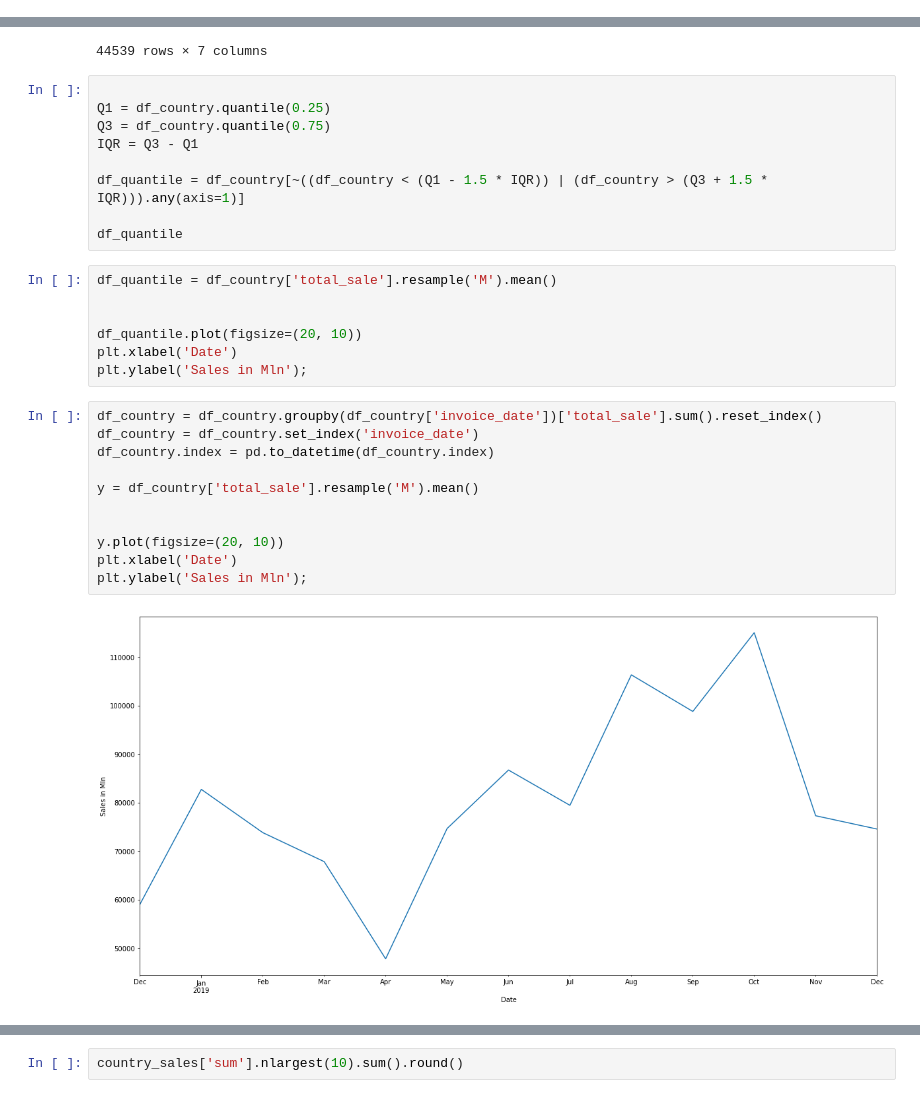
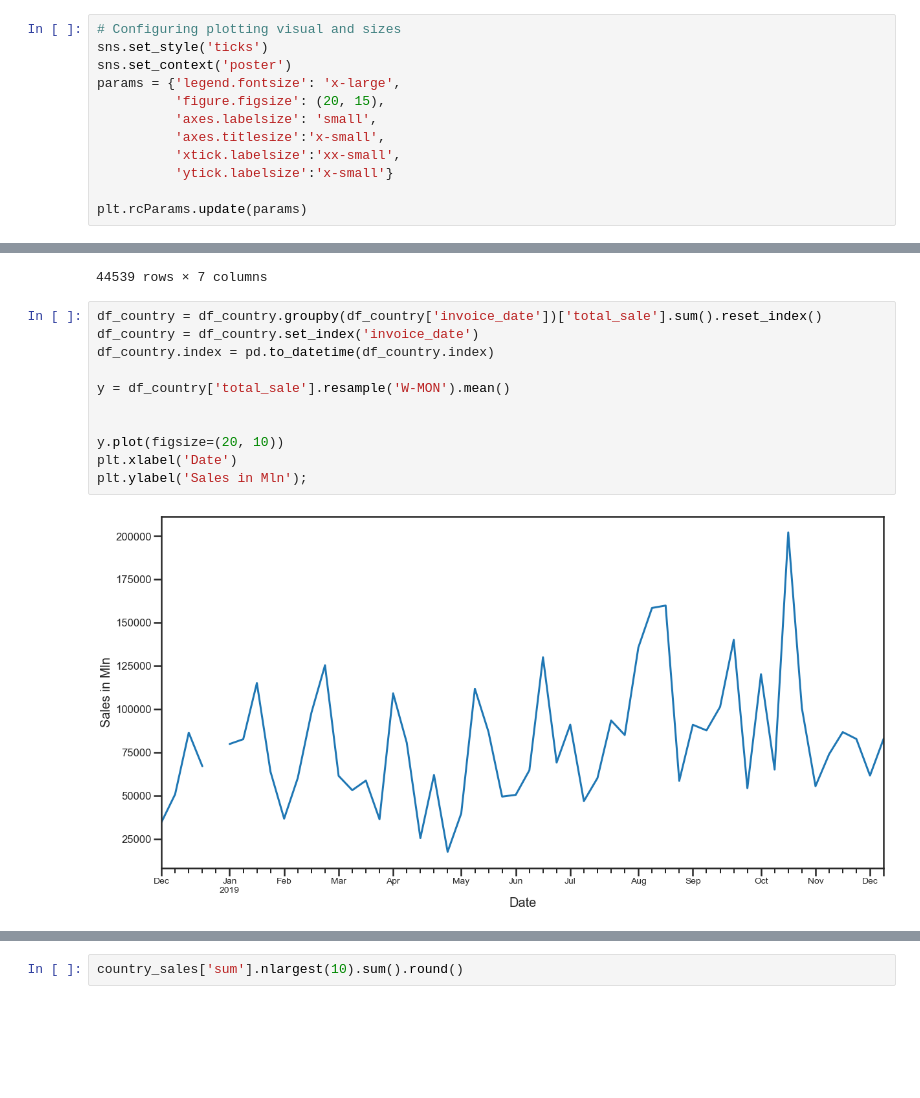
Before and after one commit to Jacopo-Spadon/E-Commerce, a Jupyter notebook: Ecom20tooRest.ipynb, the cells around one changed output, grey strips where cells are left out. Drawn from its saved outputs; the diff is of its cells as text; blank space fills up the shorter version.

```diff
--- a/Ecom20tooRest.ipynb
+++ b/Ecom20tooRest.ipynb
@@ -24,6 +24,18 @@ from sklearn import linear_model
 from sklearn.model_selection import train_test_split
 from sklearn.model_selection import cross_val_predict
 from sklearn.model_selection import cross_val_score
+# %%
+# Configuring plotting visual and sizes
+sns.set_style('ticks')
+sns.set_context('poster')
+params = {'legend.fontsize': 'x-large',
+          'figure.figsize': (20, 15),
+          'axes.labelsize': 'small',
+          'axes.titlesize':'x-small',
+          'xtick.labelsize':'xx-small',
+          'ytick.labelsize':'x-small'}
+
+plt.rcParams.update(params)
 # %%
 # Importing with reset index
 
@@ -210,35 +210,19 @@ df_country
 | 554412 | smartphone | 78581476 | 14.99 | 179.88 | 2019-12-09 08:00:00 | 12433 | Norway |
 | 554413 | smartphone | 78581476 | 29.99 | 179.94 | 2019-12-09 08:00:00 | 12433 | Norway |
 44539 rows × 7 columns
-# %%
-
-Q1 = df_country.quantile(0.25)
-Q3 = df_country.quantile(0.75)
-IQR = Q3 - Q1
-
-df_quantile = df_country[~((df_country < (Q1 - 1.5 * IQR)) | (df_country > (Q3 + 1.5 * IQR))).any(axis=1)]
-
-df_quantile
 # %%
-df_quantile = df_country['total_sale'].resample('M').mean()
+df_country = df_country.groupby(df_country['invoice_date'])['total_sale'].sum().reset_index()
+df_country = df_country.set_index('invoice_date')
+df_country.index = pd.to_datetime(df_country.index)
+
+y = df_country['total_sale'].resample('W-MON').mean()
 
 
-df_quantile.plot(figsize=(20, 10))
+y.plot(figsize=(20, 10))
 plt.xlabel('Date')
 plt.ylabel('Sales in Mln');
+# %% [output]
+[figure, added]
-# %%
-df_country = df_country.groupby(df_country['invoice_date'])['total_sale'].sum().reset_index()
-df_country = df_country.set_index('invoice_date')
-df_country.index = pd.to_datetime(df_country.index)
-
-y = df_country['total_sale'].resample('M').mean()
-
-
-y.plot(figsize=(20, 10))
-plt.xlabel('Date')
-plt.ylabel('Sales in Mln');
-# %% [output]
-[figure, removed]
 # %%
 # Pivot Table per Invoice
 
```
Also changed, not shown: parts of 10 cells of this notebook.
